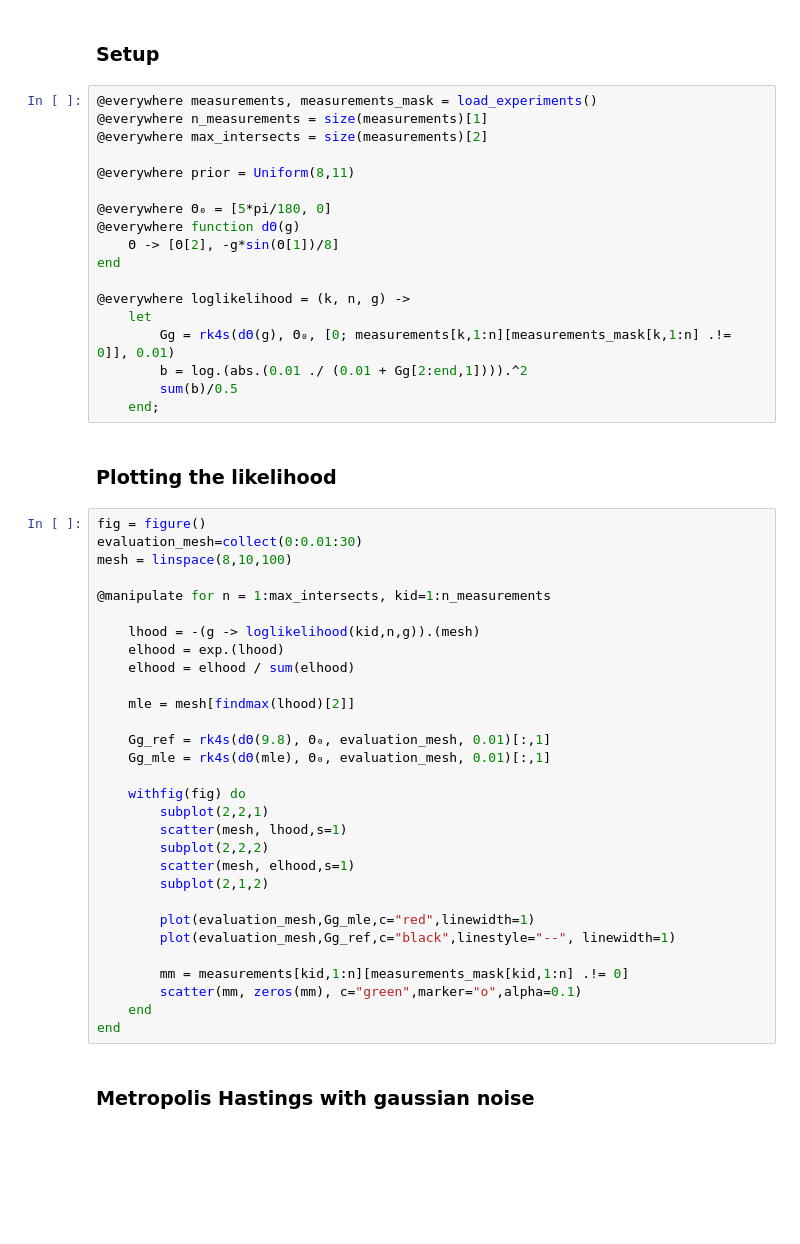
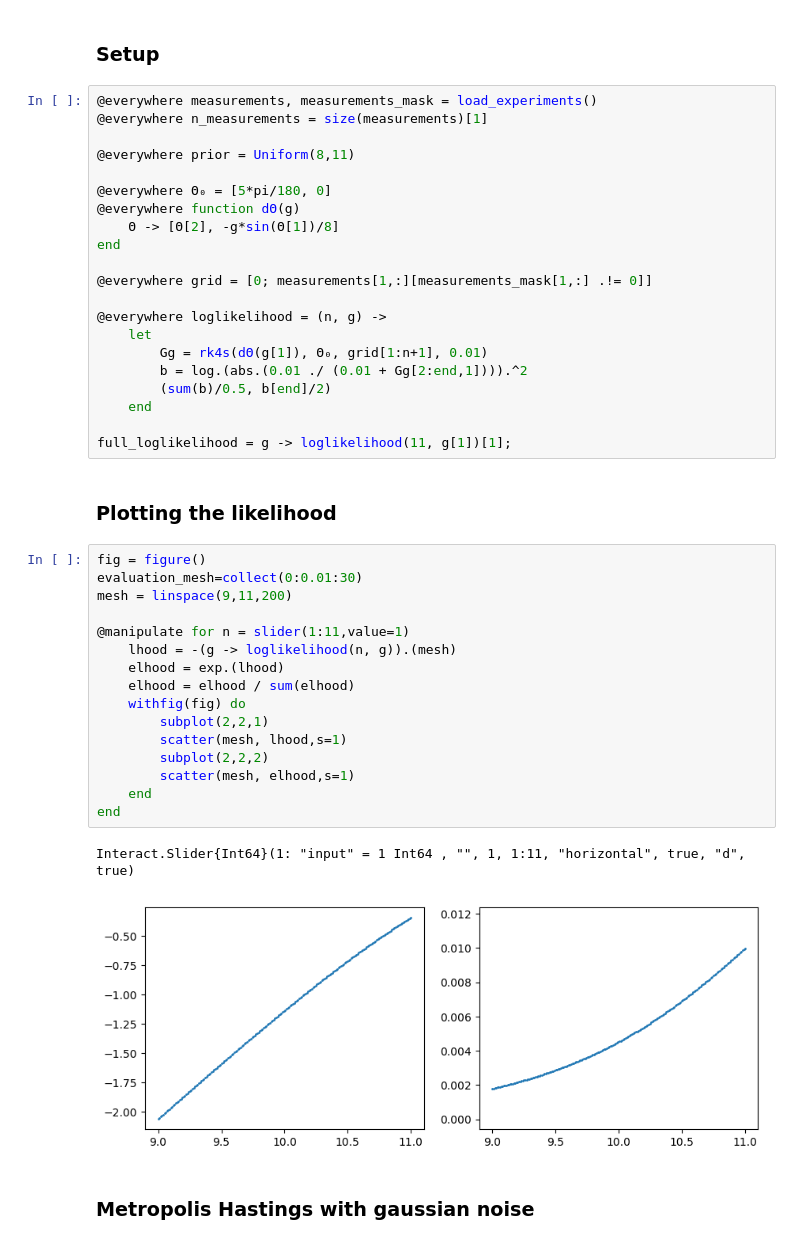
Before and after one commit to matthieubulte/smc, a Jupyter notebook: code/Results.ipynb, the cells around one changed output. Saved outputs shown, nothing was run; the diff lists cells and outputs as text; blank space fills up the shorter version.

```diff
--- a/code/Results.ipynb
+++ b/code/Results.ipynb
@@ -5,7 +5,6 @@ include("includes.jl");
 # %%
 @everywhere measurements, measurements_mask = load_experiments()
 @everywhere n_measurements = size(measurements)[1]
-@everywhere max_intersects = size(measurements)[2]
 
 @everywhere prior = Uniform(8,11)
 
@@ -14,44 +13,37 @@ include("includes.jl");
     Θ -> [Θ[2], -g*sin(Θ[1])/8]
 end
 
-@everywhere loglikelihood = (k, n, g) ->
+@everywhere grid = [0; measurements[1,:][measurements_mask[1,:] .!= 0]]
+
+@everywhere loglikelihood = (n, g) ->
     let
-        Gg = rk4s(dΘ(g), Θ₀, [0; measurements[k,1:n][measurements_mask[k,1:n] .!= 0]], 0.01)
+        Gg = rk4s(dΘ(g[1]), Θ₀, grid[1:n+1], 0.01)
         b = log.(abs.(0.01 ./ (0.01 + Gg[2:end,1]))).^2
-        sum(b)/0.5
-    end;
+        (sum(b)/0.5, b[end]/2)
+    end
+
+full_loglikelihood = g -> loglikelihood(11, g[1])[1];
 # %% [markdown]
 ### Plotting the likelihood
 # %%
 fig = figure()
 evaluation_mesh=collect(0:0.01:30)
-mesh = linspace(8,10,100)
+mesh = linspace(9,11,200)
 
-@manipulate for n = 1:max_intersects, kid=1:n_measurements
-
-    lhood = -(g -> loglikelihood(kid,n,g)).(mesh)
+@manipulate for n = slider(1:11,value=1)
+    lhood = -(g -> loglikelihood(n, g)).(mesh)
     elhood = exp.(lhood)
     elhood = elhood / sum(elhood)
-
-    mle = mesh[findmax(lhood)[2]]
-
-    Gg_ref = rk4s(dΘ(9.8), Θ₀, evaluation_mesh, 0.01)[:,1]
-    Gg_mle = rk4s(dΘ(mle), Θ₀, evaluation_mesh, 0.01)[:,1]
-
     withfig(fig) do
         subplot(2,2,1)
         scatter(mesh, lhood,s=1)
         subplot(2,2,2)
         scatter(mesh, elhood,s=1)
-        subplot(2,1,2)
-
-        plot(evaluation_mesh,Gg_mle,c="red",linewidth=1)
-        plot(evaluation_mesh,Gg_ref,c="black",linestyle="--", linewidth=1)
-
-        mm = measurements[kid,1:n][measurements_mask[kid,1:n] .!= 0]
-        scatter(mm, zeros(mm), c="green",marker="o",alpha=0.1)
     end
 end
+# %% [output]
+Interact.Slider{Int64}(1: "input" = 1 Int64 , "", 1, 1:11, "horizontal", true, "d", true)
+[figure, added]
 # %% [markdown]
 ### Metropolis Hastings with gaussian noise
 # %%
```
Also changed, not shown: parts of 3 cells of this notebook, 3 other files.
